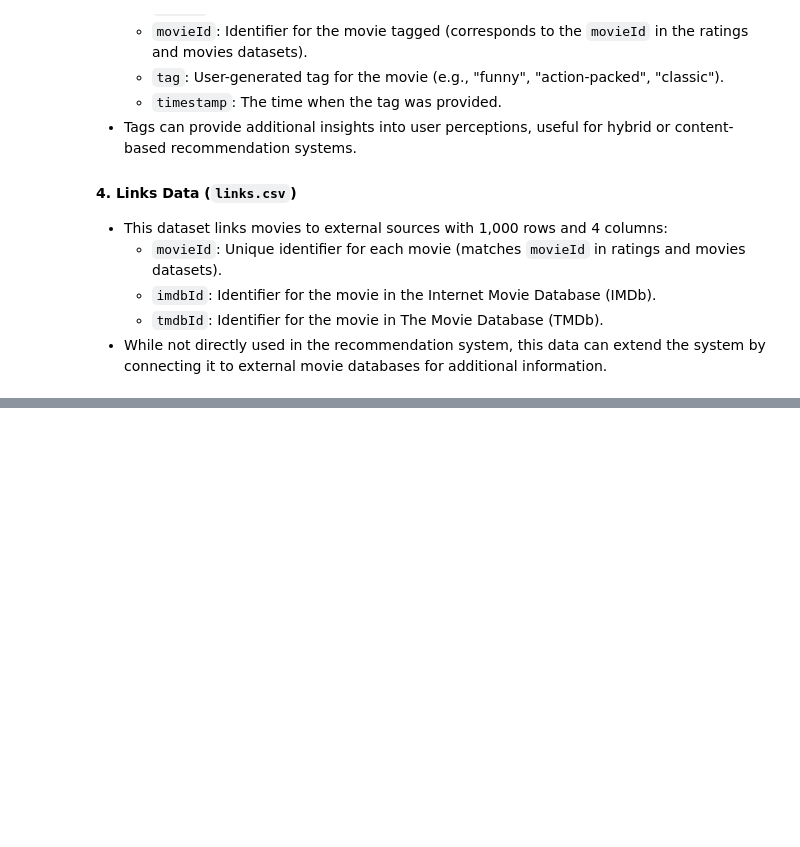
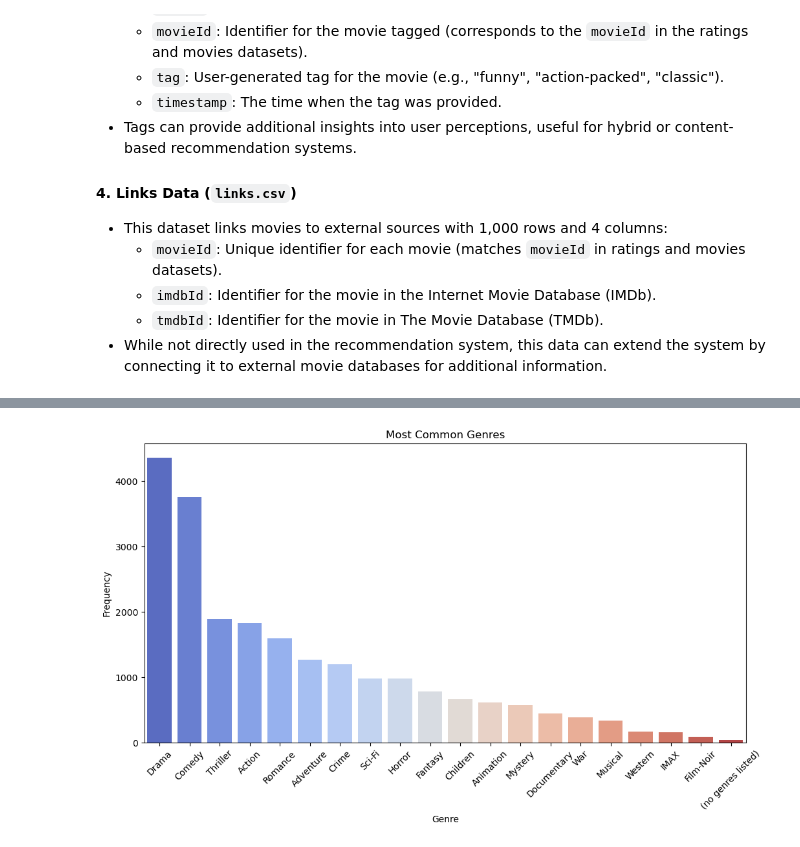
Before and after one commit to FaithMUTIS/Phase-4-group-2-project, a Jupyter notebook: Notebook.ipynb, the cells around one changed output, grey strips where cells are left out. Saved outputs shown, nothing was run; the diff lists cells and outputs as text; code cells hidden in the pictures; blank space fills up the shorter version.

```diff
--- a/Notebook.ipynb
+++ b/Notebook.ipynb
@@ -64,0 +274,15 @@ The MovieLens dataset is consists of four separate files:
+# %%
+# Display the most common genres
+
+genre_list = '|'.join(movies['genres'].tolist()).split('|')
+genre_count = pd.Series(genre_list).value_counts()
+
+plt.figure(figsize=(12, 6))
+sns.barplot(x=genre_count.index, y=genre_count.values, palette='coolwarm')
+plt.title('Most Common Genres')
+plt.xlabel('Genre')
+plt.ylabel('Frequency')
+plt.xticks(rotation=45)
+plt.show()
+# %% [output]
+[figure, added]
```
Also changed, not shown: parts of 13 cells of this notebook.
